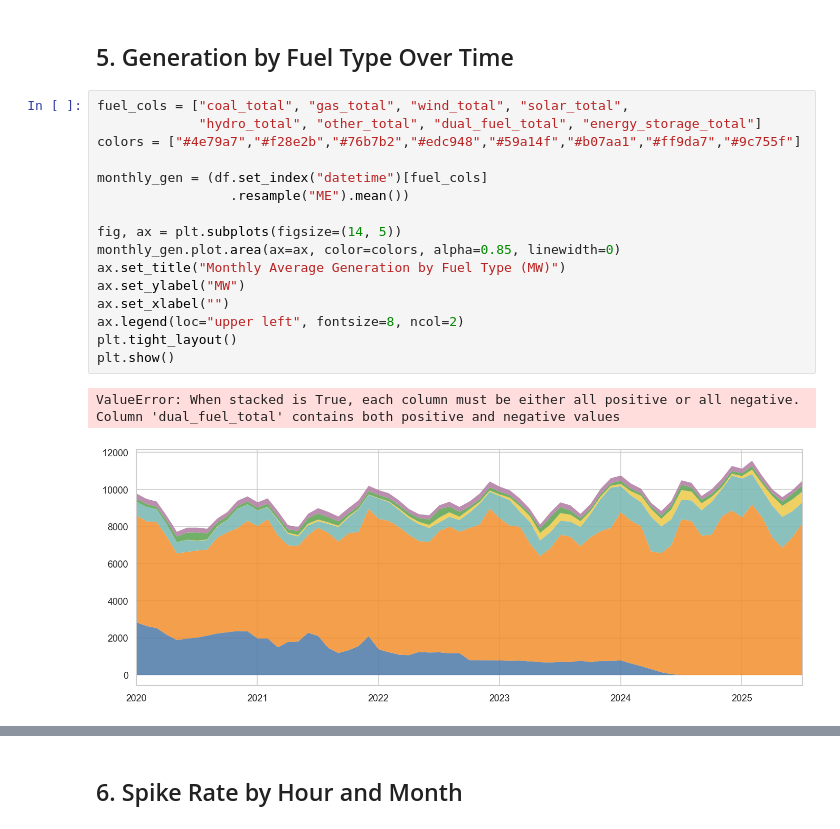
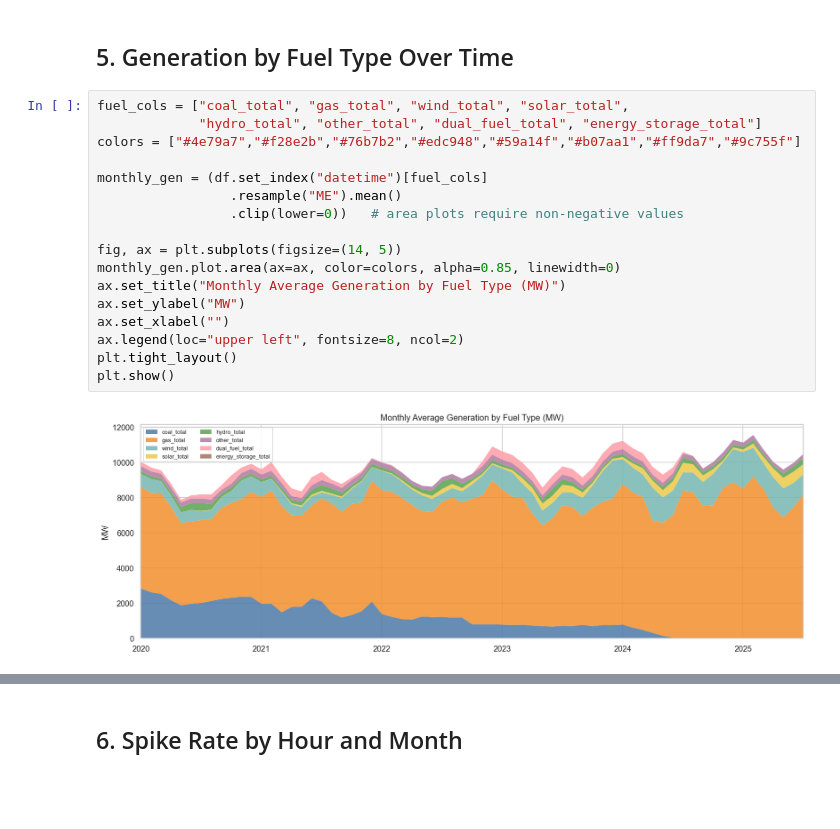
Before and after one commit to AlejoAlvarado/EnergyPriceSpikeForescastModels, a Jupyter notebook: FINAL IPYNBS/eda.ipynb, the cells around one changed output, grey strips where cells are left out. Drawn from its saved outputs; the diff is of its cells as text; blank space fills up the shorter version.

```diff
--- a/FINAL IPYNBS/eda.ipynb
+++ b/FINAL IPYNBS/eda.ipynb
@@ -145,19 +145,19 @@ plt.show()
 # %%
 fuel_cols = ["coal_total", "gas_total", "wind_total", "solar_total",
              "hydro_total", "other_total", "dual_fuel_total", "energy_storage_total"]
 colors = ["#4e79a7","#f28e2b","#76b7b2","#edc948","#59a14f","#b07aa1","#ff9da7","#9c755f"]
 
 monthly_gen = (df.set_index("datetime")[fuel_cols]
-                 .resample("ME").mean())
+                 .resample("ME").mean()
+                 .clip(lower=0))   # area plots require non-negative values
 
 fig, ax = plt.subplots(figsize=(14, 5))
 monthly_gen.plot.area(ax=ax, color=colors, alpha=0.85, linewidth=0)
 ax.set_title("Monthly Average Generation by Fuel Type (MW)")
 ax.set_ylabel("MW")
 ax.set_xlabel("")
 ax.legend(loc="upper left", fontsize=8, ncol=2)
 plt.tight_layout()
 plt.show()
 # %% [output]
-ValueError: When stacked is True, each column must be either all positive or all negative. Column 'dual_fuel_total' contains both positive and negative values
-[figure, old version]
+[figure, new version]
```
Also changed, not shown: parts of 9 cells of this notebook.
